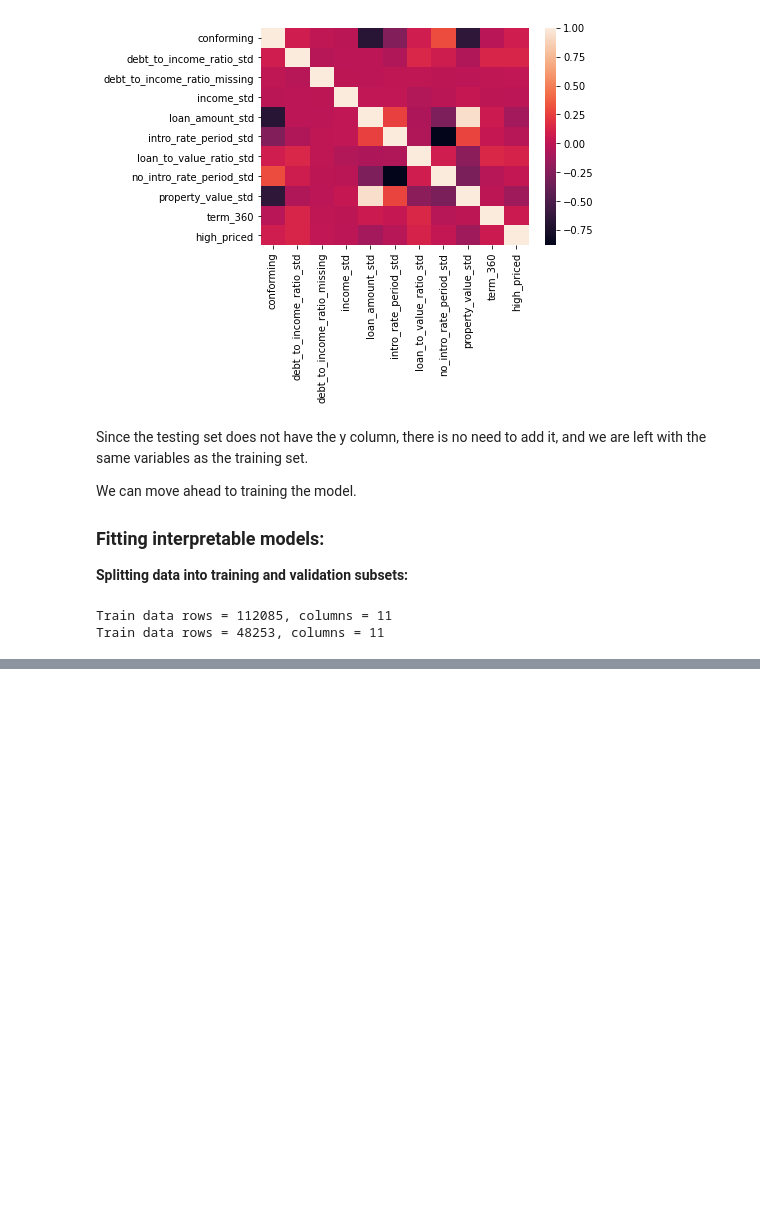
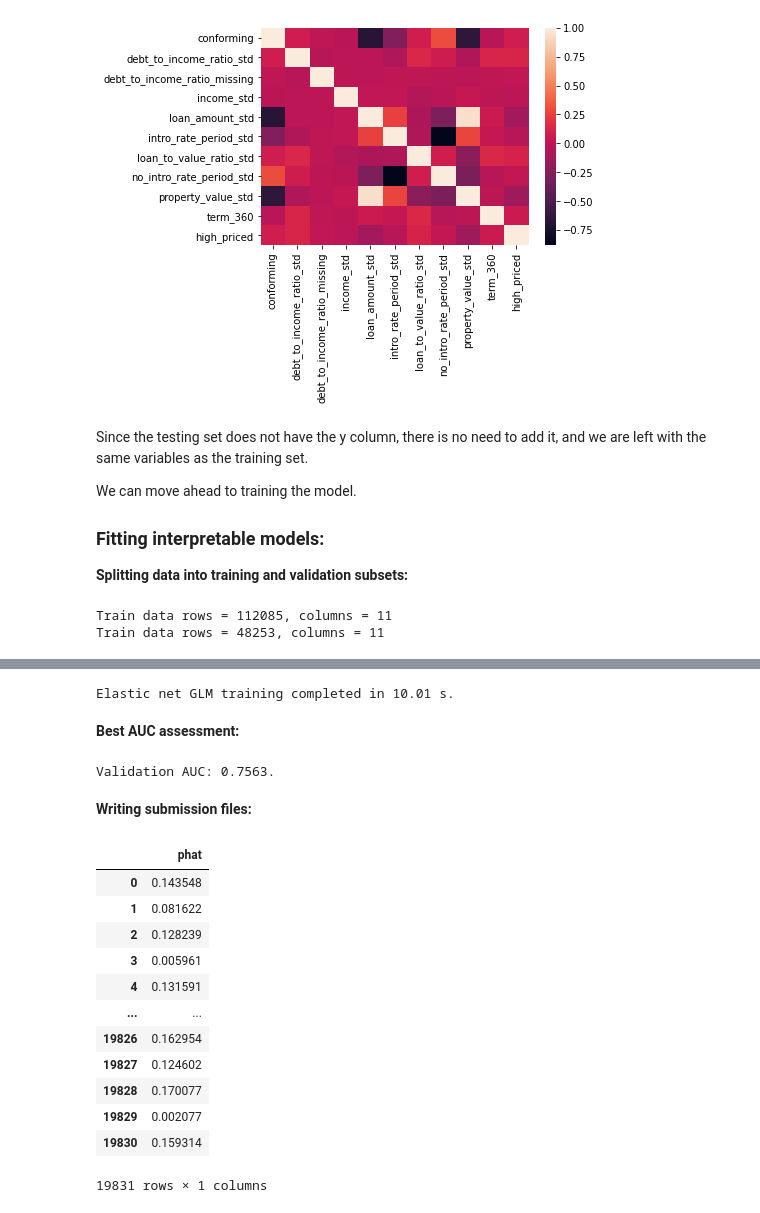
Before and after one commit to youssefragab99/dnsc6290_assignment_1, a Jupyter notebook: assignment_1.ipynb, the cells around one changed output, grey strips where cells are left out. Saved outputs shown, nothing was run; the diff lists cells and outputs as text; code cells hidden in the pictures; blank space fills up the shorter version.

Commit message:
Created elastic net using template. We should work on changing it to get better results.

```diff
--- a/assignment_1.ipynb
+++ b/assignment_1.ipynb
@@ -140,0 +177,44 @@ Train data rows = 48253, columns = 11
+# %%
+# Start timer
+glm_tic = time.time()
+
+# Converting data into H2O Frame
+htrain = h2o.H2OFrame(training)
+hvalid = h2o.H2OFrame(validation)
+
+# Training with grid search
+best_glm = glm_grid(x_name, y_name, htrain, hvalid, Seed)
+
+# End timer
+glm_toc = time.time() - glm_tic
+print('Elastic net GLM training completed in %.2f s.' % glm_toc)
+# %% [output]
+Elastic net GLM training completed in 10.01 s.
+# %% [markdown]
+**Best AUC assessment:**
+# %%
+print('Validation AUC: %.4f.' % best_glm.auc(valid = True))
+# %% [output]
+Validation AUC: 0.7563.
+# %% [markdown]
+**Writing submission files:**
+# %%
+best_glm_submit = best_glm.predict(h2o.H2OFrame(test)).as_data_frame()
+best_glm_submit.drop(['predict', 'p0'], axis = 1, inplace = True)
+best_glm_submit.columns = ['phat']
+# %%
+best_glm_submit
+# %% [output]
+|  | phat |
+| 0 | 0.143548 |
+| 1 | 0.081622 |
+| 2 | 0.128239 |
+| 3 | 0.005961 |
+| 4 | 0.131591 |
+| ... | ... |
+| 19826 | 0.162954 |
+| 19827 | 0.124602 |
+| 19828 | 0.170077 |
+| 19829 | 0.002077 |
+| 19830 | 0.159314 |
+19831 rows × 1 columns
```
Also changed, not shown: parts of 4 cells of this notebook.
